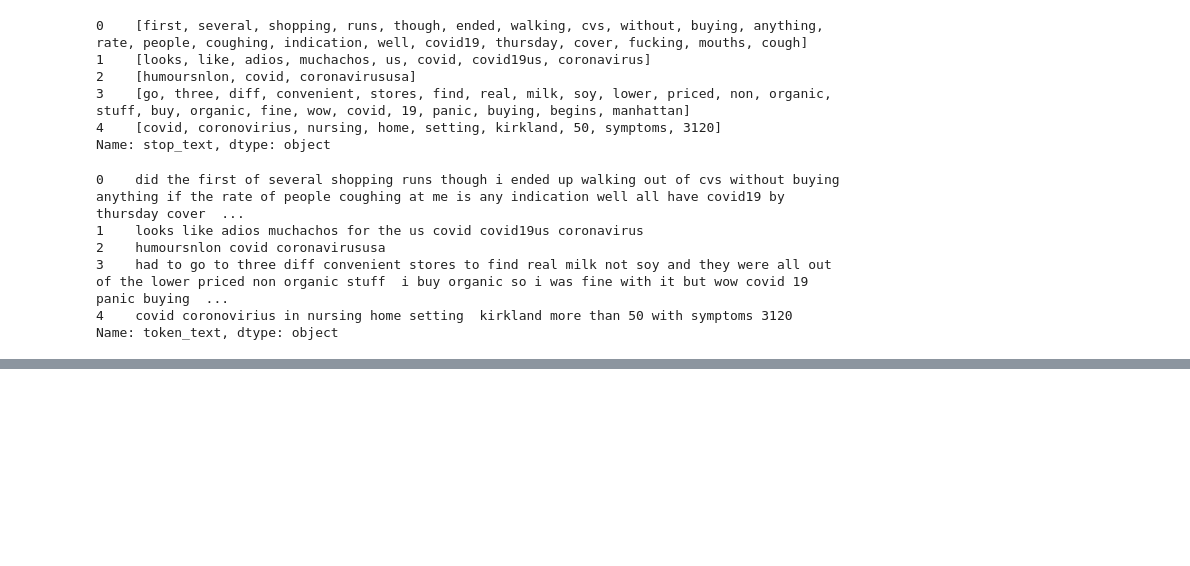
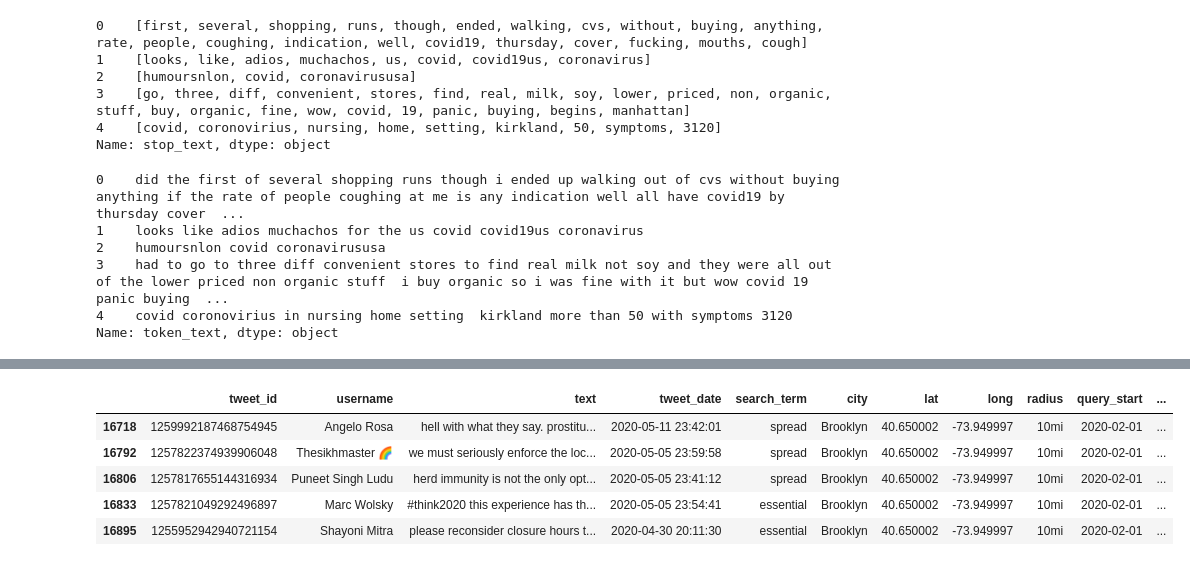
Before and after one commit to boosra/client_project-Covid, a Jupyter notebook: max/WordVectorizer.ipynb, the cells around one changed output, grey strips where cells are left out. Cells and saved outputs as stored; diff of their text form; code cells hidden in the pictures; blank space fills up the shorter version.

```diff
--- a/max/WordVectorizer.ipynb
+++ b/max/WordVectorizer.ipynb
@@ -91,0 +211,10 @@ tweet_w2v.most_similar('covid')
+# %%
+mask = clean_og_df['cluster'] == 3548
+clean_og_df[mask].head()
+# %% [output]
+|  | tweet_id | username | text | tweet_date | search_term | city | lat | long | radius | query_start | ... |
+| 16718 | 1259992187468754945 | Angelo Rosa | hell with what they say. prostitu... | 2020-05-11 23:42:01 | spread | Brooklyn | 40.650002 | -73.949997 | 10mi | 2020-02-01 | ... |
+| 16792 | 1257822374939906048 | Thesikhmaster 🌈 | we must seriously enforce the loc... | 2020-05-05 23:59:58 | spread | Brooklyn | 40.650002 | -73.949997 | 10mi | 2020-02-01 | ... |
+| 16806 | 1257817655144316934 | Puneet Singh Ludu | herd immunity is not the only opt... | 2020-05-05 23:41:12 | spread | Brooklyn | 40.650002 | -73.949997 | 10mi | 2020-02-01 | ... |
+| 16833 | 1257821049292496897 | Marc Wolsky | #think2020 this experience has th... | 2020-05-05 23:54:41 | essential | Brooklyn | 40.650002 | -73.949997 | 10mi | 2020-02-01 | ... |
+| 16895 | 1255952942940721154 | Shayoni Mitra | please reconsider closure hours t... | 2020-04-30 20:11:30 | essential | Brooklyn | 40.650002 | -73.949997 | 10mi | 2020-02-01 | ... |
```
Also changed, not shown: parts of 15 cells of this notebook.
